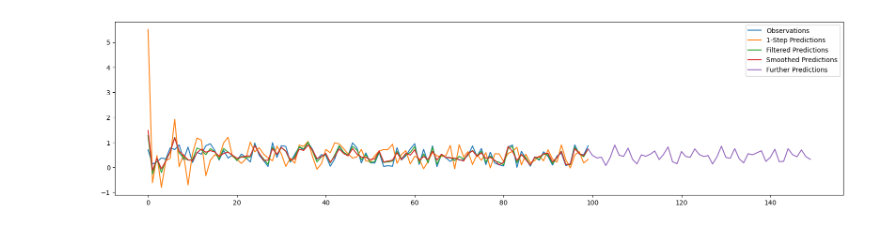
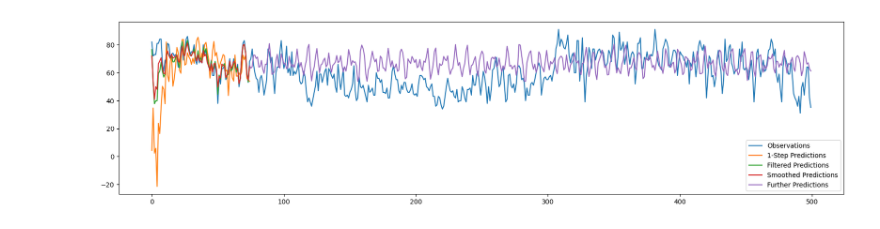
Before and after one commit to Lepecin/dlm_dissertation, a Jupyter notebook: test.ipynb, the cells around one changed output. Drawn from its saved outputs; the diff is of its cells as text; code cells hidden in the pictures.

```diff
--- a/test.ipynb
+++ b/test.ipynb
@@ -21,8 +9,8 @@ def random_nan(array: "numpy.ndarray", nans: "int") -> "numpy.ndarray":
 # %%
 dataset = weather_dataframe(CSV_PATH)
 
-data_array = dataset[["humidity(%)"]].to_numpy(dtype=float)
+data_array = dataset[["humidity(%)", "TEMPCORR"]].to_numpy(dtype=float)
 
-data_array = random_nan(data_array, 0)
+data_array = random_nan(data_array[0:3], 3)
 
-observations = [data_array[i:(i+1)].T for i in range(data_array.shape[0])]
+data_array[numpy.array([0,1,2])]
@@ -52,0 +21,11 @@ plt.show()
+# %%
+# Model's observable period
+period: "int" = 75
+
+# Model's predicted period
+beyond_period: "int" = len(data_array) - period
+
+
+# Dimensional parameters
+n: "int" = 1
+m: "int" = data_array.shape[1]
@@ -82,12 +72,13 @@ v_p: "Array" = numpy.eye(m) * 50
 tp: "TransitionDensity" = TransitionDensity(b_p, a_p, v_p)
 # %%
 import funcs
+import memory
 
-prime_memory = funcs.PrimeMemoryDLM(
+prime_memory = memory.PrimeMemoryDLM(
     forward_period=period,
     beyond_period=beyond_period,
     primordial_model=n0,
     evolver=te,
     observer=tp,
-    observations=observations
+    observations=data_array
 )
@@ -114,4 +85,4 @@ memory = beyond(
 # %%
-new_memory = funcs.new_forward(prime_memory=prime_memory)
-new_memory = funcs.new_backward(prime_memory=prime_memory, memory=new_memory)
-new_memory = funcs.new_beyond(prime_memory=prime_memory, memory=new_memory)
+new_memory = funcs.forward(prime_memory=prime_memory)
+new_memory = funcs.backward(prime_memory=prime_memory, memory=new_memory)
+new_memory = funcs.beyond(prime_memory=prime_memory, memory=new_memory)
@@ -140,23 +89,26 @@ NormalModel(mean=array([[ 3.84706728e+01],
 # %%
+index=0
+
 fig, ax = plt.subplots()
 
+x0_data = list(range(len(data_array)))
 x1_data = list(range(period))
 x2_data = list(range(period-1, period + beyond_period))
 
-# y1_data = list(model_extract(new_memory))
-y2_data = list(model_extract(new_memory.evolved_spaces))
-y3_data = list(model_extract(new_memory.filtered_spaces))
-y4_data = list(model_extract(new_memory.smoothed_spaces))
-y5_data = list(model_extract(new_memory.predicted_spaces))
+y1_data = data_array[:,index]
+y2_data = list(model_extract(new_memory.evolved_spaces, index))
+y3_data = list(model_extract(new_memory.filtered_spaces, index))
+y4_data = list(model_extract(new_memory.smoothed_spaces, index))
+y5_data = list(model_extract(new_memory.predicted_spaces, index))
 
-# ax.plot(x1_data, y1_data, label="Observations")
+ax.plot(x0_data, y1_data, label="Observations")
 ax.plot(x1_data, y2_data, label="1-Step Predictions")
 ax.plot(x1_data, y3_data, label="Filtered Predictions")
 ax.plot(x1_data, y4_data, label="Smoothed Predictions")
 ax.plot(x2_data, y5_data, label="Further Predictions")
 
 ax.legend()
 fig.set_figwidth(20)
 plt.show()
 # %% [output]
-[figure, old version]
+[figure, new version]
```
Also changed, not shown: parts of 12 cells of this notebook, 9 other files.
